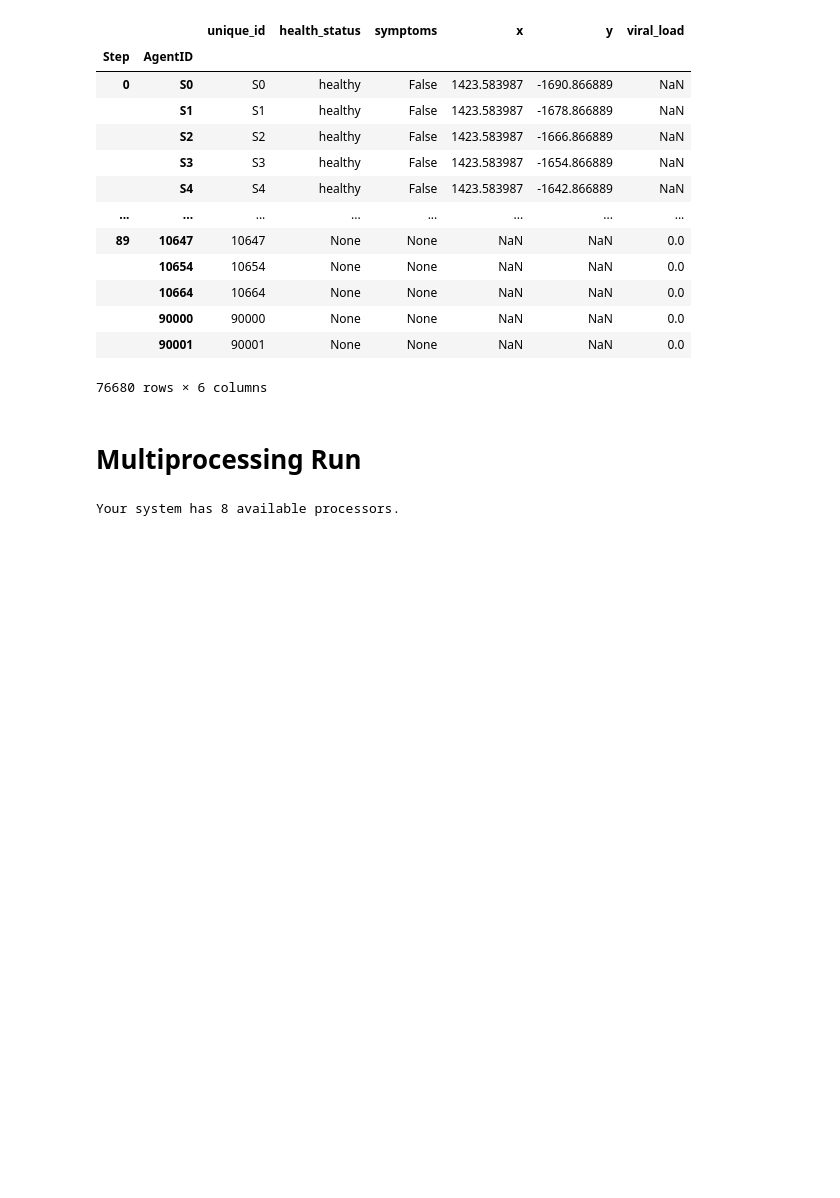
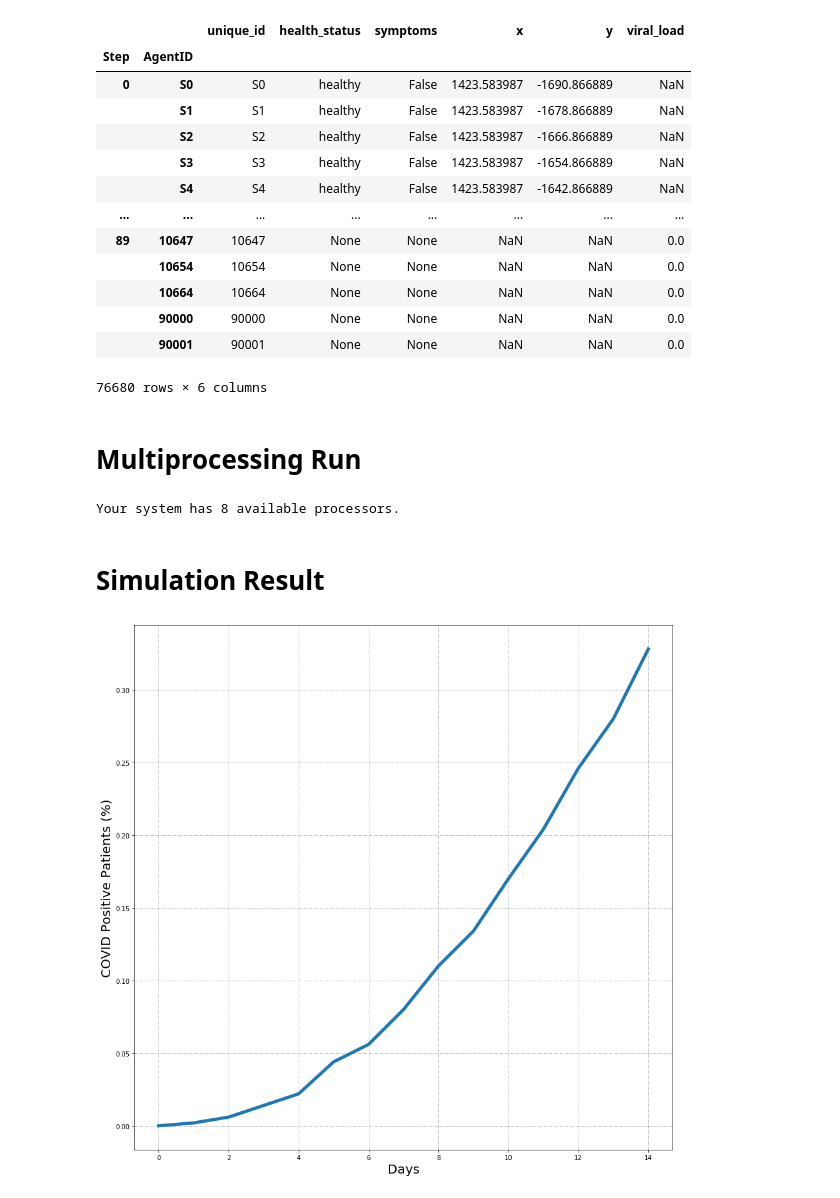
Before and after one commit to covABM/SchoolABM, a Jupyter notebook: notebooks/MESA_0.4.0Beta_Run.ipynb, the cells around one changed output. Saved outputs shown, nothing was run; the diff lists cells and outputs as text; code cells hidden in the pictures; blank space fills up the shorter version.

```diff
--- a/notebooks/MESA_0.4.0Beta_Run.ipynb
+++ b/notebooks/MESA_0.4.0Beta_Run.ipynb
@@ -144,3 +148,11 @@ Your system has 8 available processors.
 for params, dfs in results.items():
     #write_output(params, dfs, map_path)
     output_to_csv(params, dfs)
+# %% [markdown]
+# Simulation Result
+# %%
+model_out_df = pd.read_csv("/oasis/scratch/comet/jleiucsd/temp_project/output_seat_dist_12_init_patient_3_attend_rate_1_inclass_lunch_True_mask_prob_0.75_iteration_0/model_val.csv")
+# %%
+analyze_model_result(model_out_df=model_out_df)
+# %% [output]
+[figure, added]
```
Also changed, not shown: parts of 2 cells of this notebook, 7 other files.
